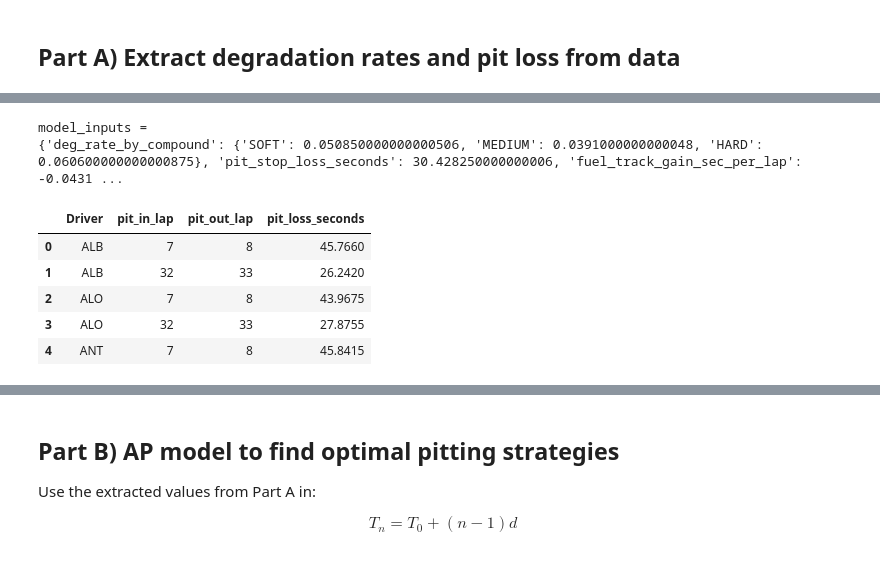
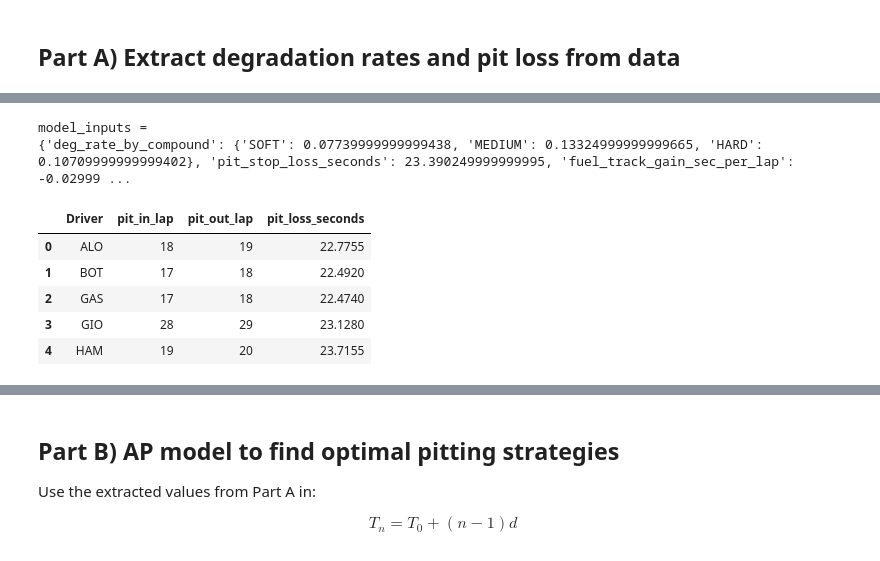
Before and after one commit to DET171/mit-2026, a Jupyter notebook: main.ipynb, the cells around one changed output, grey strips where cells are left out. Drawn from its saved outputs; the diff is of its cells as text; code cells hidden in the pictures.

```diff
--- a/main.ipynb
+++ b/main.ipynb
@@ -27,8 +27,8 @@ fastf1.Cache.enable_cache('fastf1_cache')
 ## Part A) Extract degradation rates and pit loss from data
 # %%
 # ---------- Inputs ----------
-YEAR = 2025
-GRAND_PRIX = 'Qatar'
+YEAR = 2021
+GRAND_PRIX = 'France'
 SESSION = 'R'
 
 COMPOUNDS_TO_ANALYZE = ['SOFT', 'MEDIUM', 'HARD']
@@ -68,28 +67,10 @@ display(all_laps[['Driver', 'LapNumber', 'Stint', 'Compound', 'LapTime', 'PitInT
 # %%
-# def remove_sc_vsc_laps(laps_df):
-#     laps = laps_df.copy()
-#     sc_mask = pd.Series(False, index=laps.index)
-
-#     # FastF1 may expose explicit flags, depending on the session and version.
-#     if 'IsSafetyCar' in laps.columns:
-#         sc_mask |= laps['IsSafetyCar'].fillna(False).astype(bool)
-#     if 'IsVirtualSafetyCar' in laps.columns:
-#         sc_mask |= laps['IsVirtualSafetyCar'].fillna(False).astype(bool)
-
-#     # Fallback: TrackStatus commonly contains SC/VSC codes in FastF1 lap data.
-#     if 'TrackStatus' in laps.columns:
-#         track_status = laps['TrackStatus'].astype(str).str.upper()
-#         sc_mask |= track_status.str.contains(r'(?:^|[^0-9])4(?:[^0-9]|$)', regex=True)
-#         sc_mask |= track_status.str.contains(r'(?:^|[^0-9])6(?:[^0-9]|$)', regex=True)
-
-#     return laps.loc[~sc_mask].copy()
-
-
 def prepare_nonpit_laps(laps_df: pd.DataFrame, group_cols: list):
     laps = laps_df.copy()
     laps = laps[laps['LapTime'].notna()].copy()
 
-		# filter accurate laps if the column exists, otherwise keep all non-NaN laps
+    # filter accurate laps if the column exists, otherwise keep all non-NaN laps
+    # should already filter out SC/VSC laps
     if 'IsAccurate' in laps.columns:
         laps = laps[laps['IsAccurate'].fillna(True)].copy()
 
@@ -99,7 +80,7 @@ def prepare_nonpit_laps(laps_df: pd.DataFrame, group_cols: list):
     # Remove in/out laps and SC/VSC laps for clean pace deltas.
     laps = laps[laps['PitInTime'].isna() & laps['PitOutTime'].isna()].copy()
     # laps = remove_sc_vsc_laps(laps)
-    laps = laps.pick_quicklaps(threshold=1.07)
+    # laps = laps.pick_quicklaps(threshold=1.07)
 
     laps = laps.sort_values(group_cols + ['LapNumber']).copy()
     laps['TyreLap'] = laps.groupby(group_cols).cumcount() + 1
@@ -147,7 +128,7 @@ def estimate_overall_deg_rates(nonpit_laps, compounds, fuel_track_gain):
 
     for c in compounds:
         tmp = nonpit_laps[nonpit_laps['CompoundU'] == c].copy()
-        if len(tmp) < 6:
+        if len(tmp) < 8:
             continue
 
         # Remove race trend first, then estimate tyre-age effect robustly.
@@ -273,37 +254,37 @@ PIT_STOP_LOSS_SECONDS, pit_loss_events_df = estimate_pit_loss_from_local_baselin
 
 clean_laps_by_compound = {
     c: overall_nonpit[overall_nonpit['CompoundU'] == c].copy()
     for c in deg_rate_by_compound.keys()
 }
 
 model_inputs = {
     'deg_rate_by_compound': deg_rate_by_compound,
     'pit_stop_loss_seconds': PIT_STOP_LOSS_SECONDS,
     'fuel_track_gain_sec_per_lap': fuel_track_gain_sec_per_lap
 }
 
 print('model_inputs =')
 print(model_inputs)
 display(pit_loss_events_df.head())
 
 summary_df = pd.DataFrame({
     'compound': list(deg_rate_by_compound.keys()),
     'observed_median_lap_delta_sec': [observed_delta_by_compound[c] for c in deg_rate_by_compound],
     'theil_sen_deg_sec_per_lap': [ts_deg_by_compound[c] for c in deg_rate_by_compound],
     'q70_adj_delta_sec_per_lap': [q70_deg_by_compound[c] for c in deg_rate_by_compound],
     'raw_estimated_deg_sec_per_lap': [raw_deg_by_compound[c] for c in deg_rate_by_compound],
     'strategy_deg_used_sec_per_lap': [deg_rate_by_compound[c] for c in deg_rate_by_compound],
     'decomposition_check_d_plus_gain': [deg_rate_by_compound[c] + fuel_track_gain_sec_per_lap for c in deg_rate_by_compound],
     'T0_for_partB_sec': [base_lap_by_compound[c] for c in deg_rate_by_compound]
 }).sort_values('compound')
 display(summary_df)
 # %% [output]
 model_inputs =
-{'deg_rate_by_compound': {'SOFT': 0.050850000000000506, 'MEDIUM': 0.0391000000000048, 'HARD': 0.060600000000000875}, 'pit_stop_loss_seconds': 30.428250000000006, 'fuel_track_gain_sec_per_lap': -0.0431 ...
+{'deg_rate_by_compound': {'SOFT': 0.07739999999999438, 'MEDIUM': 0.13324999999999665, 'HARD': 0.10709999999999402}, 'pit_stop_loss_seconds': 23.390249999999995, 'fuel_track_gain_sec_per_lap': -0.02999 ...
 |  | Driver | pit_in_lap | pit_out_lap | pit_loss_seconds |
-| 0 | ALB | 7 | 8 | 45.7660 |
-| 1 | ALB | 32 | 33 | 26.2420 |
-| 2 | ALO | 7 | 8 | 43.9675 |
-| 3 | ALO | 32 | 33 | 27.8755 |
-| 4 | ANT | 7 | 8 | 45.8415 |
+| 0 | ALO | 18 | 19 | 22.7755 |
+| 1 | BOT | 17 | 18 | 22.4920 |
+| 2 | GAS | 17 | 18 | 22.4740 |
+| 3 | GIO | 28 | 29 | 23.1280 |
+| 4 | HAM | 19 | 20 | 23.7155 |
 |  | compound | observed_median_lap_delta_sec | theil_sen_deg_sec_per_lap | q70_adj_delta_sec_per_lap | raw_estimated_deg_sec_per_lap | ... |
```
Also changed, not shown: parts of 5 cells of this notebook.
